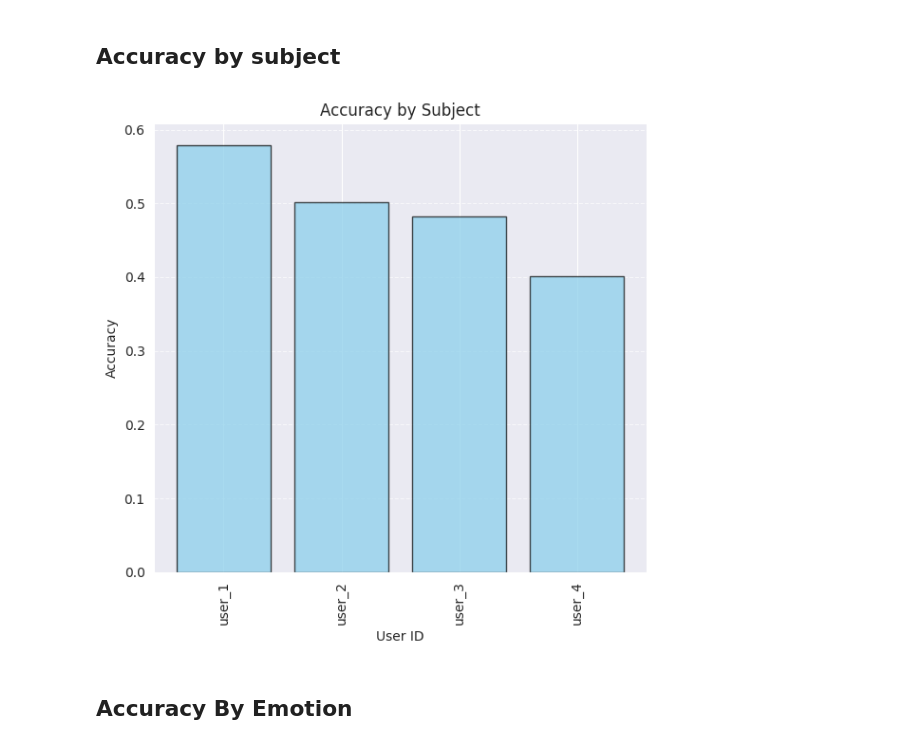
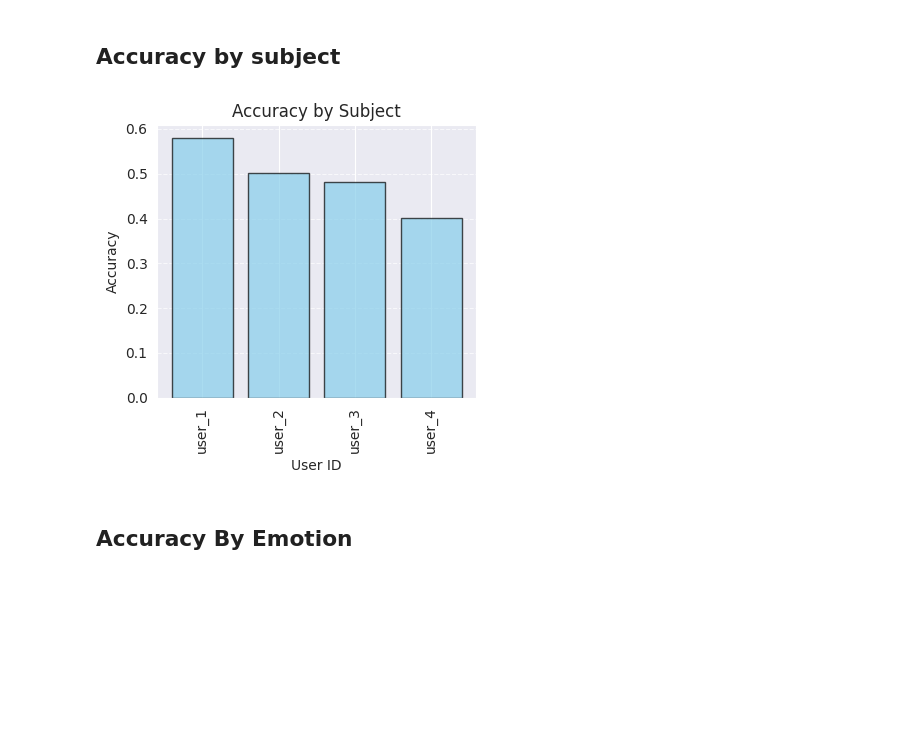
Before and after one commit to timlac/reco-response-analysis, a Jupyter notebook: fmri/notebooks/audio_analysis.ipynb, the cells around one changed output. Cells and saved outputs as stored; diff of their text form; code cells hidden in the pictures; blank space fills up the shorter version.

```diff
--- a/fmri/notebooks/audio_analysis.ipynb
+++ b/fmri/notebooks/audio_analysis.ipynb
@@ -75,18 +75,18 @@ df.head()
 # %%
 # Group the DataFrame by 'emotion_id' and calculate the accuracy for each ID
 accuracy_by_subject = df.groupby('user_id')['accurate'].mean().reset_index()
 
-plt.figure(figsize=(6, 6))
+plt.figure(figsize=(4, 4))
 plt.bar(accuracy_by_subject['user_id'], accuracy_by_subject['accurate'], color='skyblue', edgecolor='k', alpha=0.7)
 plt.xlabel("User ID")
 plt.ylabel("Accuracy")
 plt.title("Accuracy by Subject")
 plt.xticks(rotation=90)  # Rotate x-axis labels for better readability if needed
 plt.grid(axis='y', linestyle='--', alpha=0.7)  # Horizontal grid lines only
 plt.tight_layout()  # Adjust layout to not cut off labels
 plt.show()
 # %% [output]
-[figure, old version]
+[figure, new version]
 # %% [markdown]
 ## Accuracy By Emotion
 # %%
```
Also changed, not shown: parts of 2 cells of this notebook.
